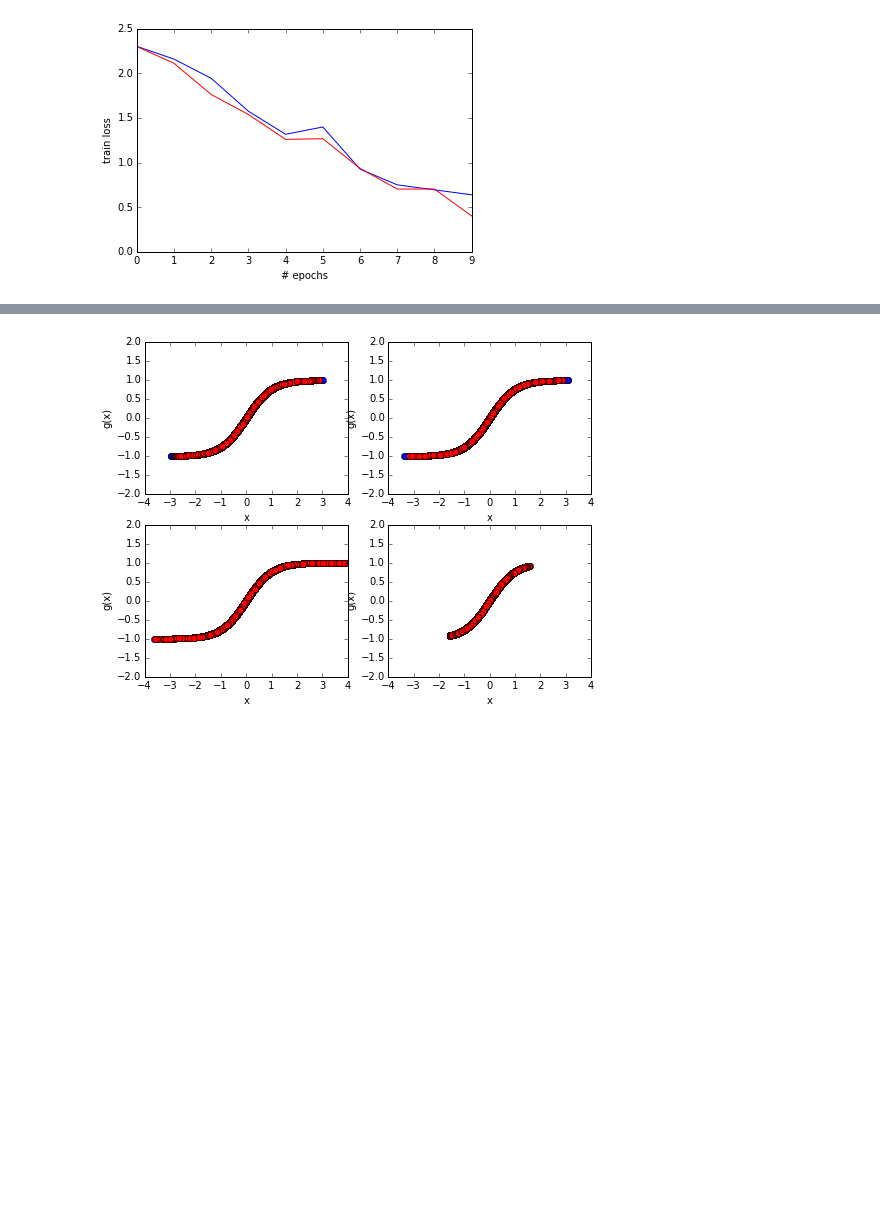
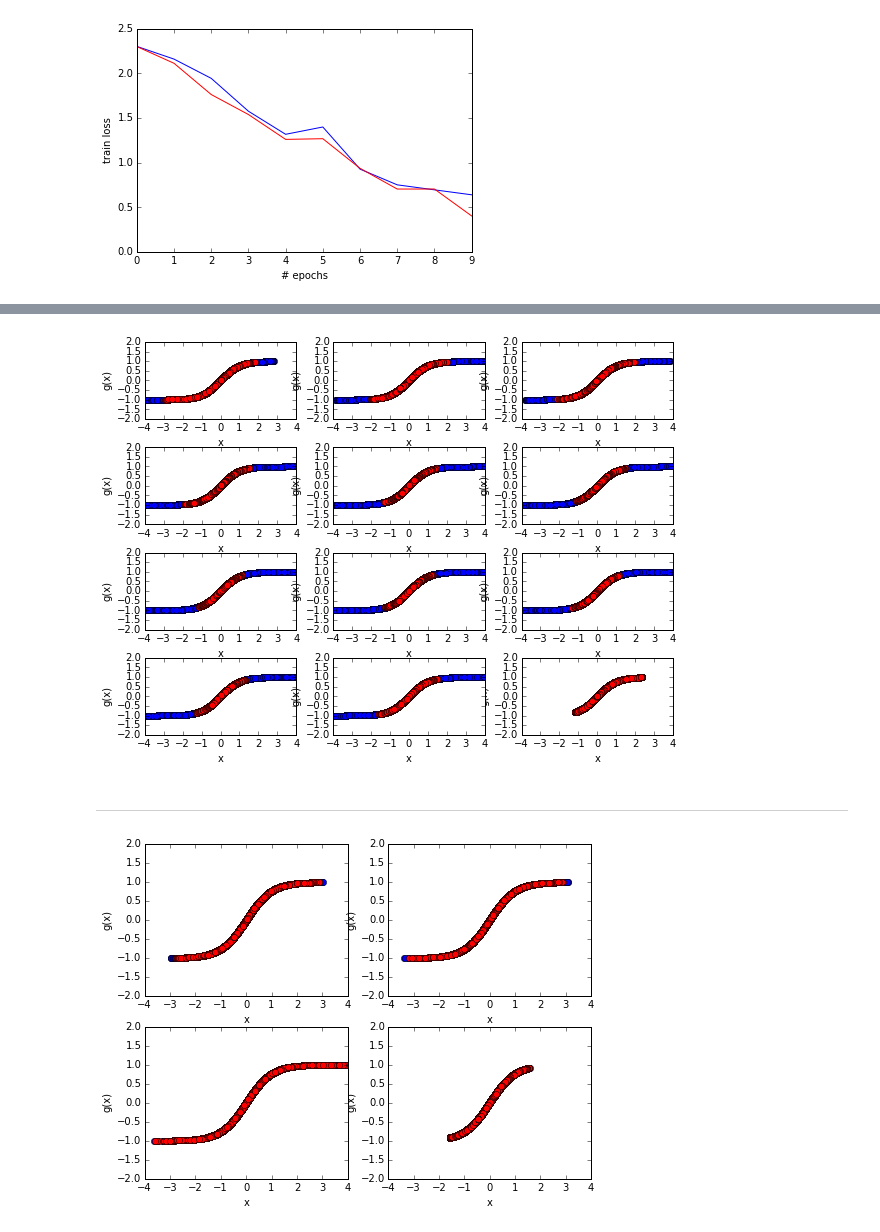
Before and after one commit to christopher-beckham/msc, a Jupyter notebook: experiments/lasagne_additions/skip_layers.ipynb, the cells around one changed output, grey strips where cells are left out. Drawn from its saved outputs; the diff is of its cells as text; code cells hidden in the pictures; blank space fills up the shorter version.

```diff
--- a/experiments/lasagne_additions/skip_layers.ipynb
+++ b/experiments/lasagne_additions/skip_layers.ipynb
@@ -383,3 +489,25 @@ plt.ylabel("train loss")
+# %%
+fig, axes = plt.subplots(nrows=4, ncols=3, figsize=(8,6))
+fig.tight_layout()
+for i in range(0,4*3):
+    plt.subplot(4,3,i)
+    plt.figure
+    plt.xlim(-4, 4)
+    plt.ylim(-2, 2)
+    plt.ylabel("g(x)")
+    plt.xlabel("x")
+    plt.plot(
+        tanh_models[0.0]["outs_without_nonlinearity"](X_train.get_value()[0:100])[i].flatten(),
+        tanh_models[0.0]["outs_with_nonlinearity"](X_train.get_value()[0:100])[i].flatten(),
+        "bo",
+        tanh_models[0.75]["outs_without_nonlinearity"](X_train.get_value()[0:100])[i].flatten(),
+        tanh_models[0.75]["outs_with_nonlinearity"](X_train.get_value()[0:100])[i].flatten(),
+        "ro",
+    )
+# %% [output]
+[figure, added]
+# %% [markdown]
+----
 # %%
 plt.figure(figsize=(8,6))
 for i in range(0,4):
```
Also changed, not shown: parts of 17 cells of this notebook, 1 other file.
